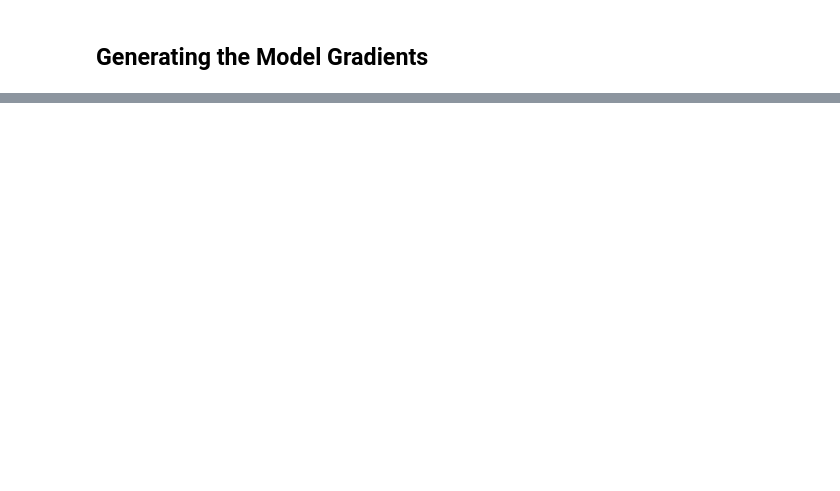
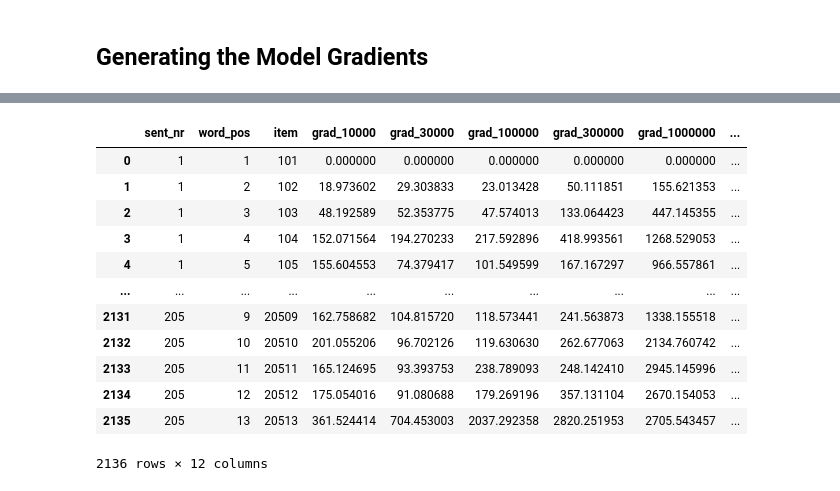
Before and after one commit to daanbrugmans/ru-computational-psycholinguistics-23-24, a Jupyter notebook: assignment-2/code/main.ipynb, the cells around one changed output, grey strips where cells are left out. Saved outputs shown, nothing was run; the diff lists cells and outputs as text; code cells hidden in the pictures; blank space fills up the shorter version.

```diff
--- a/assignment-2/code/main.ipynb
+++ b/assignment-2/code/main.ipynb
@@ -123,0 +128,21 @@ KeyboardInterrupt:
+# %%
+get_predictions(ITEM_SETS, LANGUAGE, "grad", CUDA)
+
+model_stimuli_gradient_df = pd.read_csv("./predictions/grad_stimuli.csv", sep="\t")
+del model_stimuli_gradient_df["Unnamed: 0"]
+
+model_stimuli_gradient_df
+# %% [output]
+|  | sent_nr | word_pos | item | grad_10000 | grad_30000 | grad_100000 | grad_300000 | grad_1000000 | ... |
+| 0 | 1 | 1 | 101 | 0.000000 | 0.000000 | 0.000000 | 0.000000 | 0.000000 | ... |
+| 1 | 1 | 2 | 102 | 18.973602 | 29.303833 | 23.013428 | 50.111851 | 155.621353 | ... |
+| 2 | 1 | 3 | 103 | 48.192589 | 52.353775 | 47.574013 | 133.064423 | 447.145355 | ... |
+| 3 | 1 | 4 | 104 | 152.071564 | 194.270233 | 217.592896 | 418.993561 | 1268.529053 | ... |
+| 4 | 1 | 5 | 105 | 155.604553 | 74.379417 | 101.549599 | 167.167297 | 966.557861 | ... |
+| ... | ... | ... | ... | ... | ... | ... | ... | ... | ... |
+| 2131 | 205 | 9 | 20509 | 162.758682 | 104.815720 | 118.573441 | 241.563873 | 1338.155518 | ... |
+| 2132 | 205 | 10 | 20510 | 201.055206 | 96.702126 | 119.630630 | 262.677063 | 2134.760742 | ... |
+| 2133 | 205 | 11 | 20511 | 165.124695 | 93.393753 | 238.789093 | 248.142410 | 2945.145996 | ... |
+| 2134 | 205 | 12 | 20512 | 175.054016 | 91.080688 | 179.269196 | 357.131104 | 2670.154053 | ... |
+| 2135 | 205 | 13 | 20513 | 361.524414 | 704.453003 | 2037.292358 | 2820.251953 | 2705.543457 | ... |
+2136 rows × 12 columns
```
Also changed, not shown: parts of 8 cells of this notebook, 3 other files.
